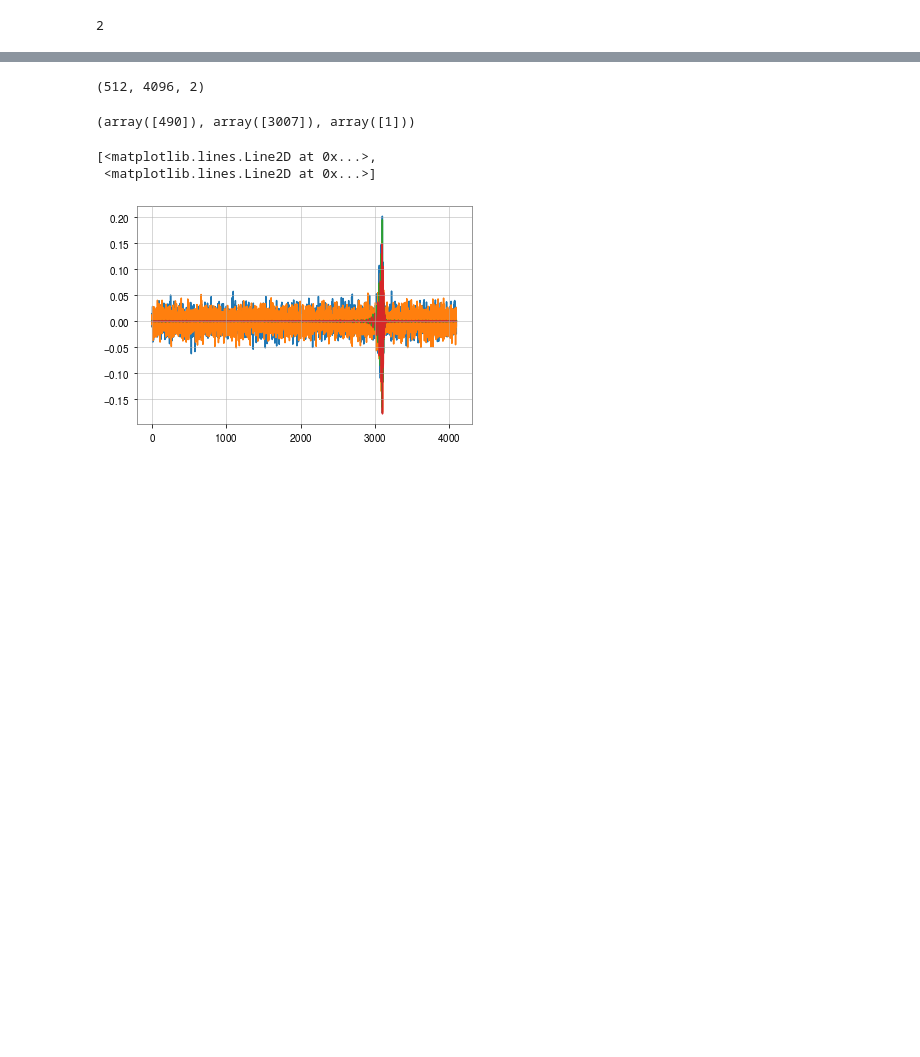
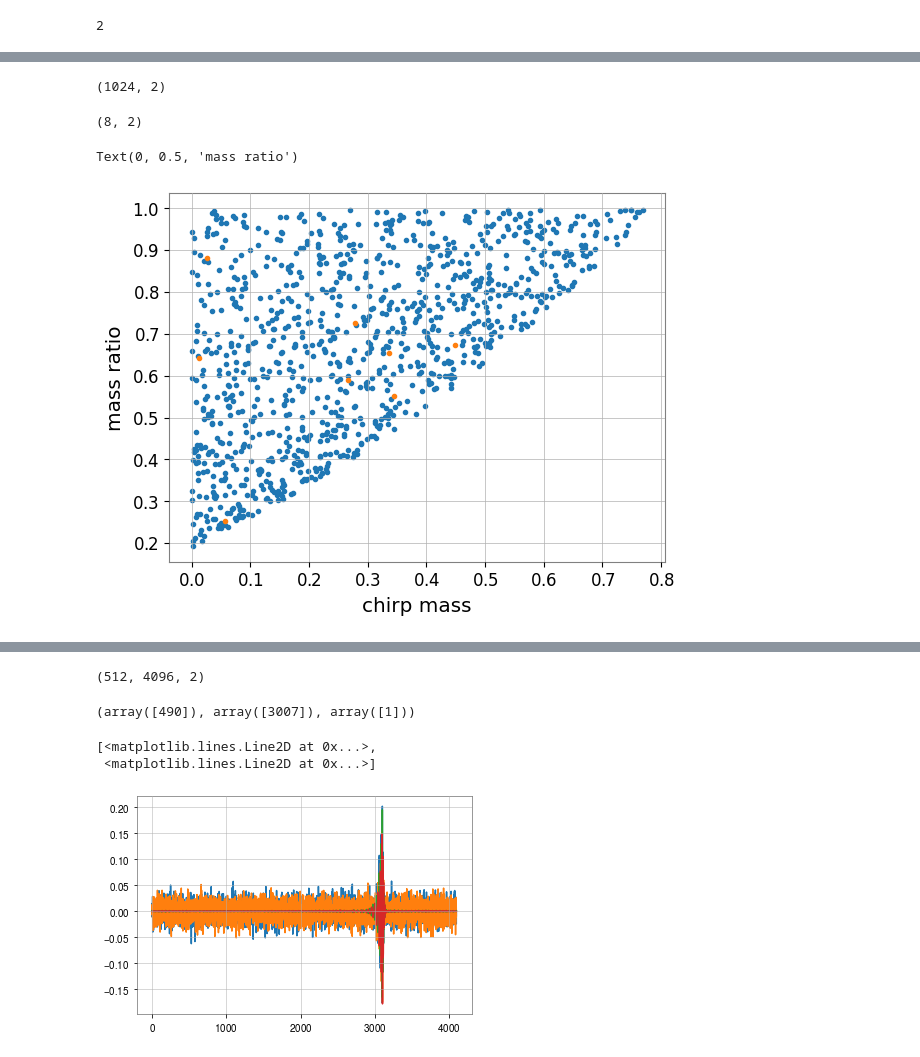
Before and after one commit to jcbayley/vitamin, a Jupyter notebook: notebooks/data_test.ipynb, the cells around one changed output, grey strips where cells are left out. Cells and saved outputs as stored; diff of their text form; code cells hidden in the pictures; blank space fills up the shorter version.

```diff
--- a/notebooks/data_test.ipynb
+++ b/notebooks/data_test.ipynb
@@ -50,0 +60,17 @@ TensorShape([4096, 2])
+# %%
+np.shape(dt.X)
+# %% [output]
+(1024, 2)
+# %%
+np.shape(tdt.X)
+# %% [output]
+(8, 2)
+# %%
+fig, ax = plt.subplots()
+ax.plot(dt.X[:,0], dt.X[:,1], ".")
+ax.plot(tdt.X[:,0], tdt.X[:,1], ".")
+ax.set_xlabel("chirp mass")
+ax.set_ylabel("mass ratio")
+# %% [output]
+Text(0, 0.5, 'mass ratio')
+[figure, added]
```
Also changed, not shown: parts of 23 cells of this notebook, 7 other files.
